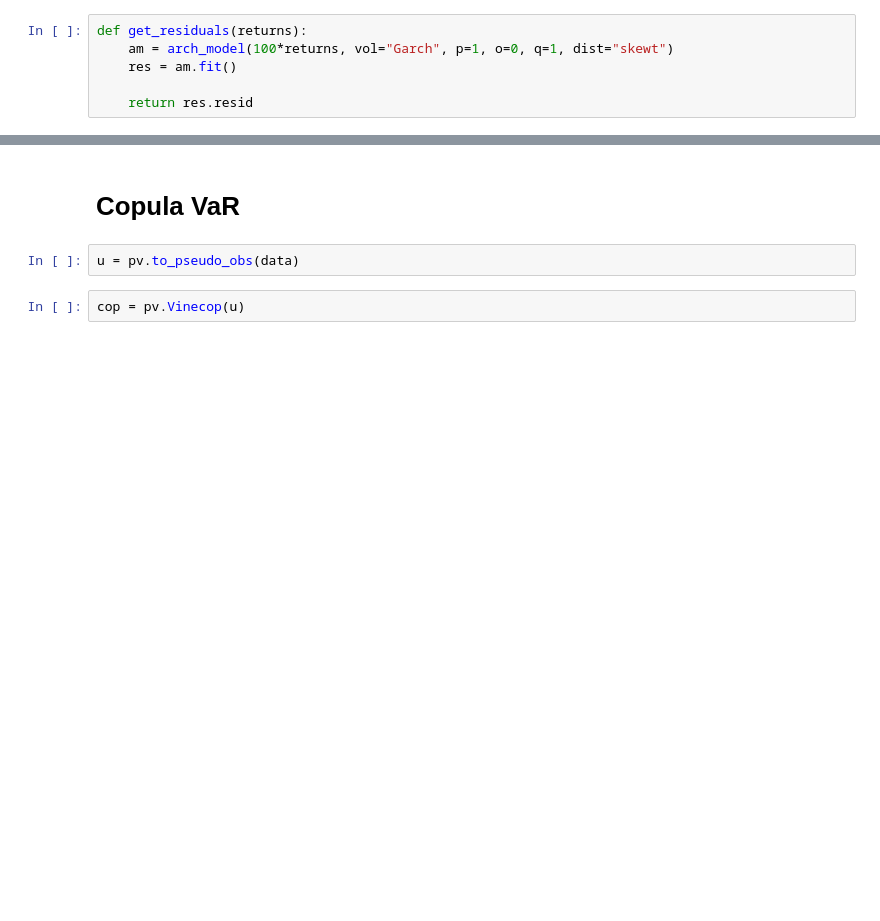
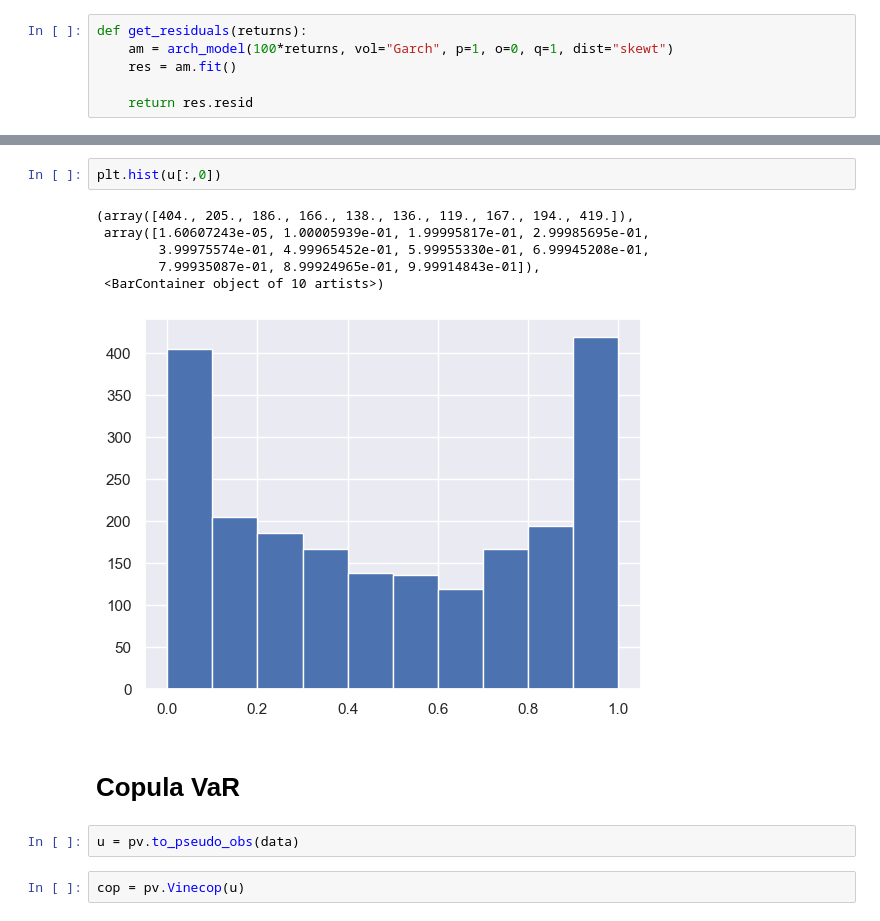
Before and after one commit to memlein/Copula-GARCH-for-Value-at-Risk-Prediction, a Jupyter notebook: VaR.ipynb, the cells around one changed output, grey strips where cells are left out. Saved outputs shown, nothing was run; the diff lists cells and outputs as text; blank space fills up the shorter version.

```diff
--- a/VaR.ipynb
+++ b/VaR.ipynb
@@ -145,3 +220,12 @@ garch_results
+# %%
+plt.hist(u[:,0])
+# %% [output]
+(array([404., 205., 186., 166., 138., 136., 119., 167., 194., 419.]),
+ array([1.60607243e-05, 1.00005939e-01, 1.99995817e-01, 2.99985695e-01,
+        3.99975574e-01, 4.99965452e-01, 5.99955330e-01, 6.99945208e-01,
+        7.99935087e-01, 8.99924965e-01, 9.99914843e-01]),
+ <BarContainer object of 10 artists>)
+[figure, added]
 # %% [markdown]
 # Copula VaR
 # %%
```
Also changed, not shown: parts of 25 cells of this notebook.
